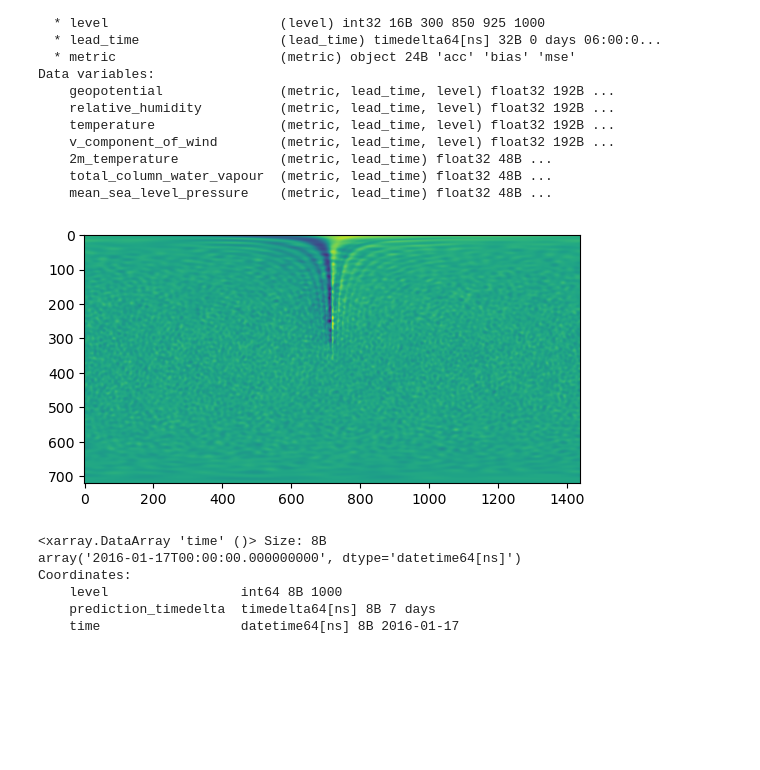
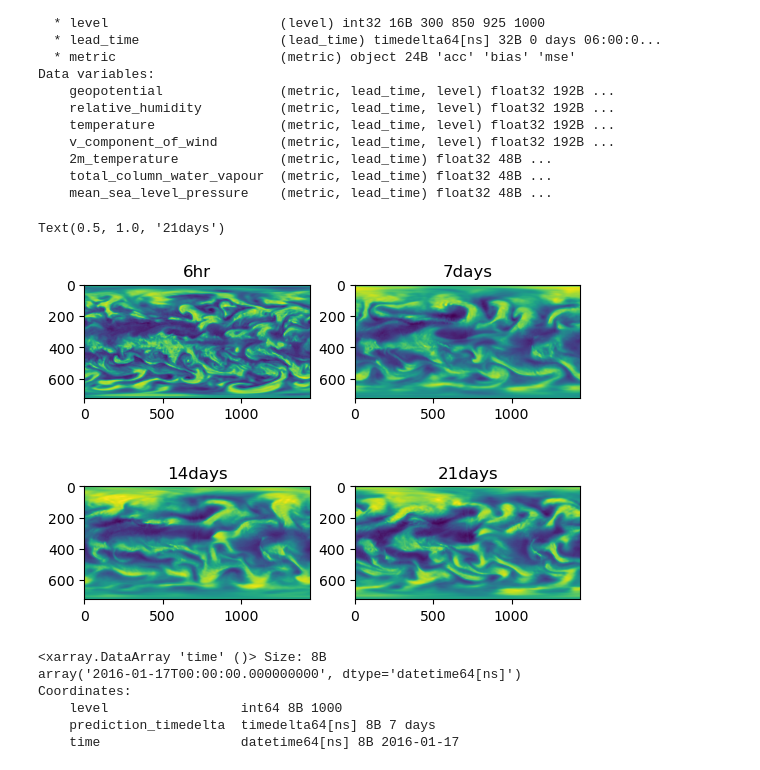
Before and after one commit to Slusny/Modulated-Spherical-Fourier-Neural-Operator, a Jupyter notebook: notebooks/skillscores.ipynb, the cells around one changed output. Cells and saved outputs as stored; diff of their text form; code cells hidden in the pictures; blank space fills up the shorter version.

```diff
--- a/notebooks/skillscores.ipynb
+++ b/notebooks/skillscores.ipynb
@@ -20,0 +220,3 @@ sfno = xr.open_zarr("/mnt/qb/work2/goswami0/gkd965/checkpoints/sfno/newdata/fore
+# %%
+rich_breeze_eval =  xr.open_dataset("/mnt/qb/work2/goswami0/gkd965/checkpoints/rich-breeze-23-sID{x01l12}/rich-breeze-23-sID{x01l13}/rich-breeze-23-sID{x01l14}/eval_onlyMSE/forecast_checkpoint_sfno_film_mae_iter=0_epoch=3_lead_time=112_time=2018-2019_shuffled_denormalised_eval.nc")
+rich_breeze_eval
@@ -20,0 +327,23 @@ sfno = xr.open_zarr("/mnt/qb/work2/goswami0/gkd965/checkpoints/sfno/newdata/fore
+# %%
+#test
+var = "relative_humidity"
+var = 'temperature'
+s = ['sfno','ones','rich_breze','fearless_pyramid']
+for idx,data in enumerate([sfno,ones,rich_breeze,fearless_pyramid]):
+    print(s[idx])
+    hrs = ["6hr","7days","14days","21days","28days"]
+    imgs = []
+    for t in hrs:
+        imgs.append( data[var].sel(level=300).sel(prediction_timedelta=t).isel(time=2).to_numpy()) #
+        # plt.imshow(img)
+        # plt.show()
+    fig, axs = plt.subplots(2, 2)
+    axs[0, 0].imshow(imgs[0])
+    axs[0, 0].set_title(hrs[0])
+    axs[0, 1].imshow(imgs[1])
+    axs[0, 1].set_title(hrs[1])
+    axs[1, 0].imshow(imgs[2])
+    axs[1, 0].set_title(hrs[2])
+    axs[1, 1].imshow(imgs[3])
+    axs[1, 1].set_title(hrs[3])
+    plt.show()
@@ -44,0 +397,3 @@ Data variables:
+# %%
+rich_breeze = xr.open_zarr("/mnt/qb/work2/goswami0/gkd965/checkpoints/rich-breeze-23-sID{x01l12}/rich-breeze-23-sID{x01l13}/rich-breeze-23-sID{x01l14}/forecast_checkpoint_sfno_film_mae_iter=0_epoch=3_lead_time=112_time=2018-2019_shuffled_denormalised.zarr")
+print(rich_breeze)
@@ -138,12 +511,25 @@ Data variables:
     mean_sea_level_pressure    (metric, lead_time) float32 48B ...
 # %%
 hrs = ["6hr","7days","14days","21days","28days"]
-img = sfno["relative_humidity"].sel(level=300,prediction_timedelta="7days").isel(time=2)
-plt.imshow(img.to_numpy())
+imgs = []
+for t in hrs:
+    imgs.append( rich_breeze["relative_humidity"].sel(level=300,prediction_timedelta=t).isel(time=2).to_numpy())
+    # plt.imshow(img)
+    # plt.show()
+fig, axs = plt.subplots(2, 2)
+axs[0, 0].imshow(imgs[0])
+axs[0, 0].set_title(hrs[0])
+axs[0, 1].imshow(imgs[1])
+axs[0, 1].set_title(hrs[1])
+axs[1, 0].imshow(imgs[2])
+axs[1, 0].set_title(hrs[2])
+axs[1, 1].imshow(imgs[3])
+axs[1, 1].set_title(hrs[3])
 plt.show()
 # img.time
 # %% [output]
+Text(0.5, 1.0, '21days')
-[figure, old version]
+[figure, new version]
 # %%
 hrs = ["6hr","7days","14days","21days","28days"]
 img = jolly["relative_humidity"].sel(level=1000,prediction_timedelta="7days").isel(time=0)
```
Also changed, not shown: parts of 19 cells of this notebook, 11 other files.
